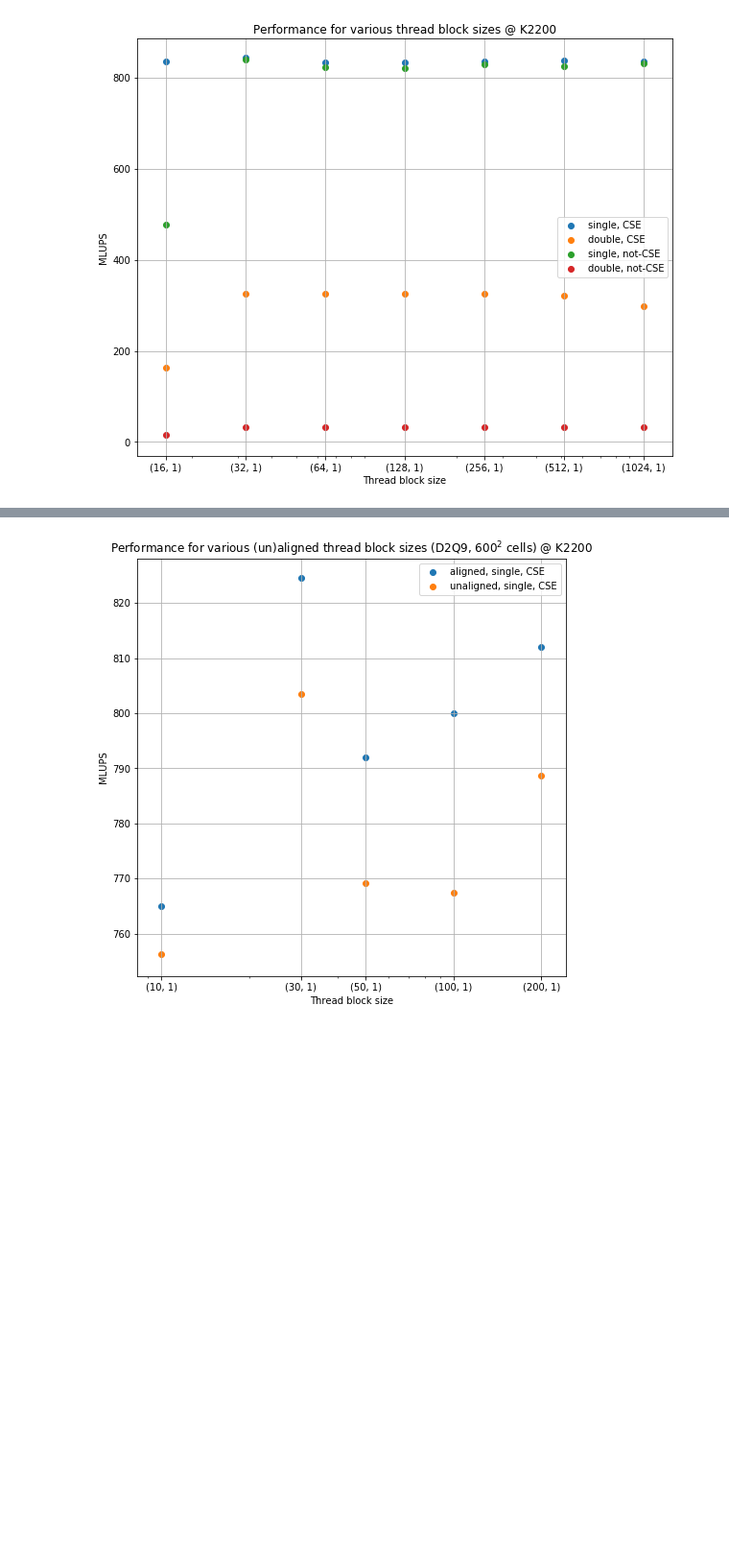
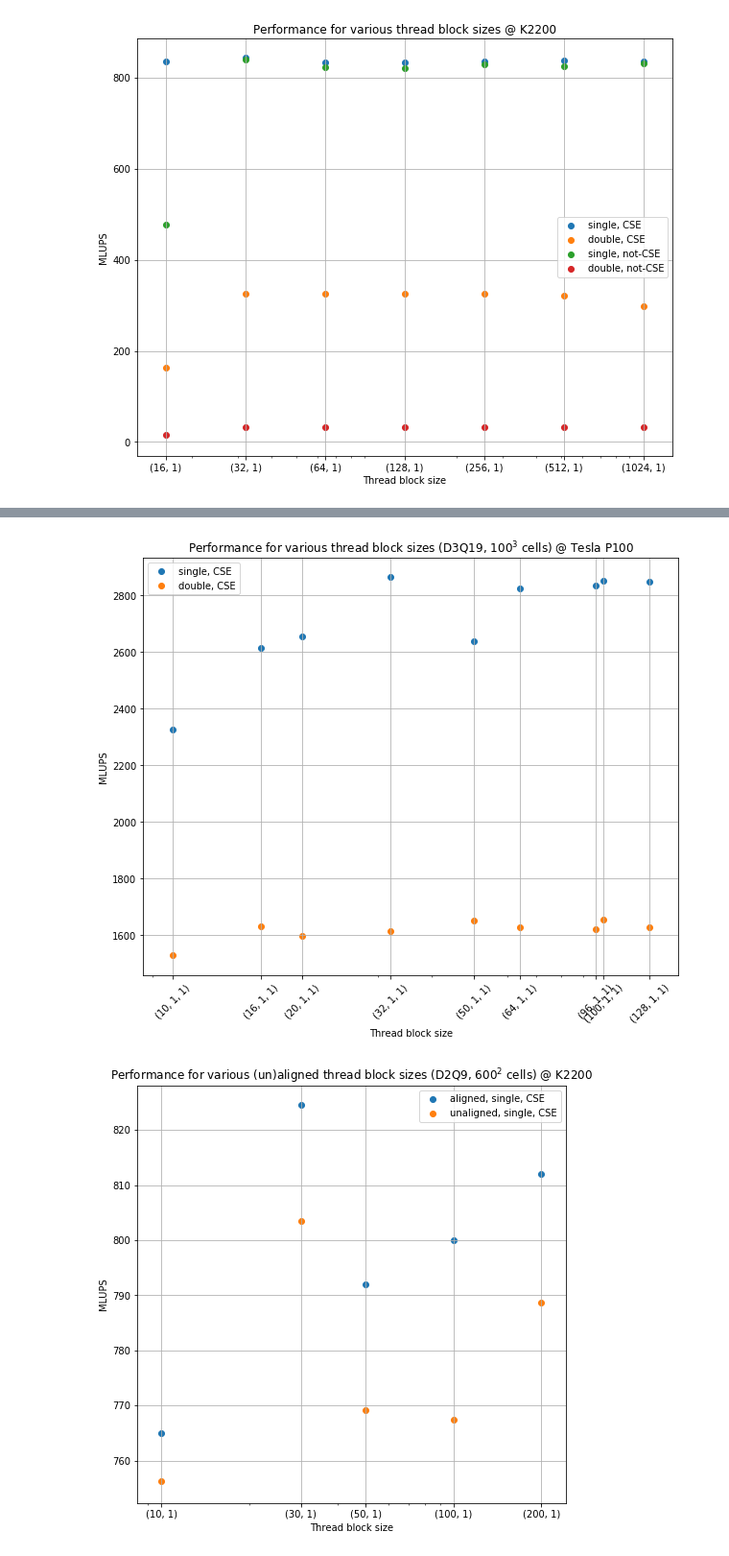
Before and after one commit to KnairdA/symlbm_playground, a Jupyter notebook: notebook/ldc_benchmark.ipynb, the cells around one changed output, grey strips where cells are left out. Shown at 96% size. Drawn from its saved outputs; the diff is of its cells as text; code cells hidden in the pictures; blank space fills up the shorter version.

```diff
--- a/notebook/ldc_benchmark.ipynb
+++ b/notebook/ldc_benchmark.ipynb
@@ -135,3 +143,7 @@ mlups_per_layout_mixed_overview_plot(ldc_2d_k2200, 'Performance for various thre
+# %%
+mlups_per_layout_mixed_overview_plot(ldc_3d_D3Q19_p100, 'Performance for various thread block sizes (D3Q19, $100^3$ cells) @ Tesla P100', size=[100])
+# %% [output]
+[figure, added]
 # %%
 def align_comparison_plot(data, title, **kwargs):
     plt.figure(figsize=(8,8))
```
Also changed, not shown: parts of 10 cells of this notebook, 4 other files.
